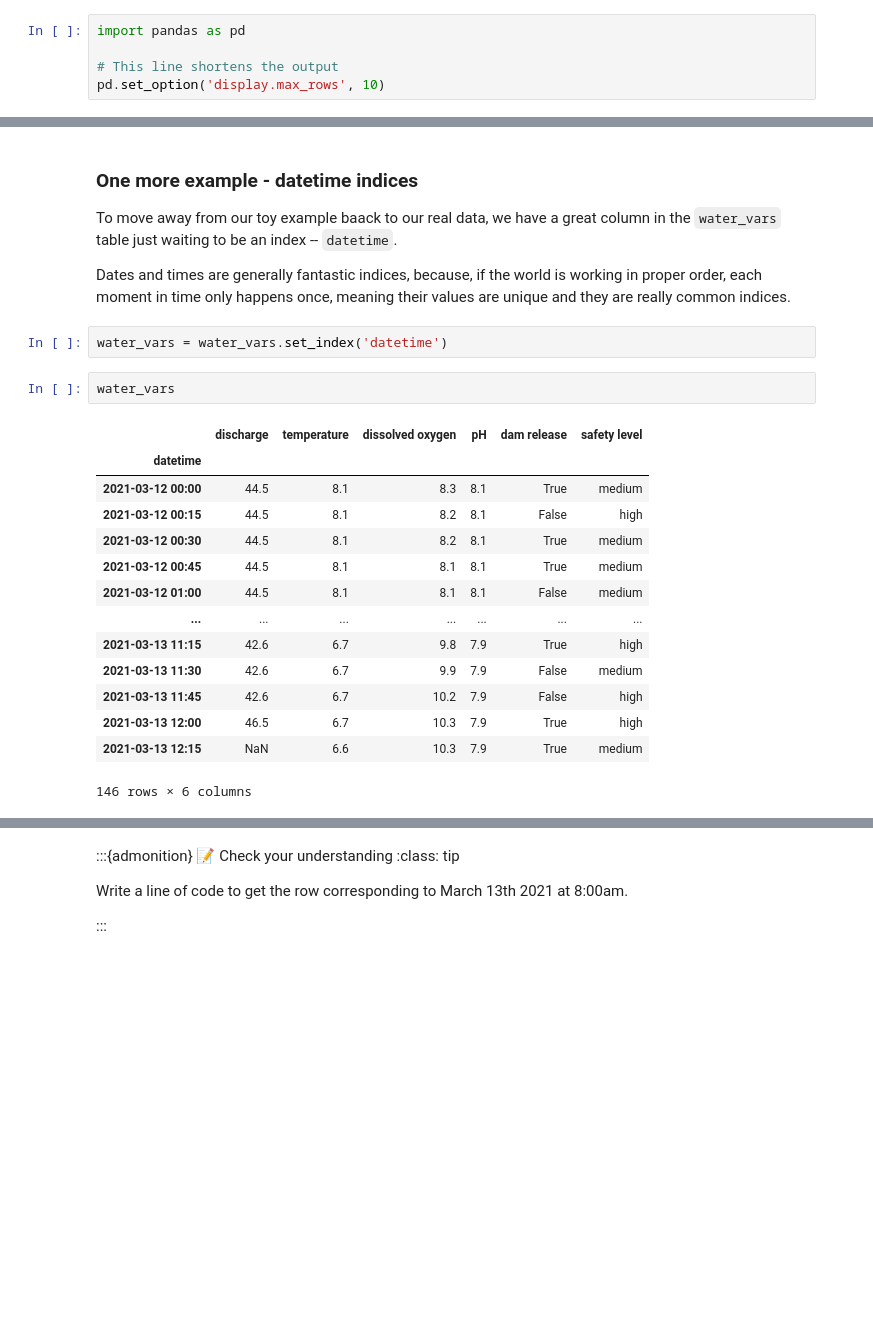
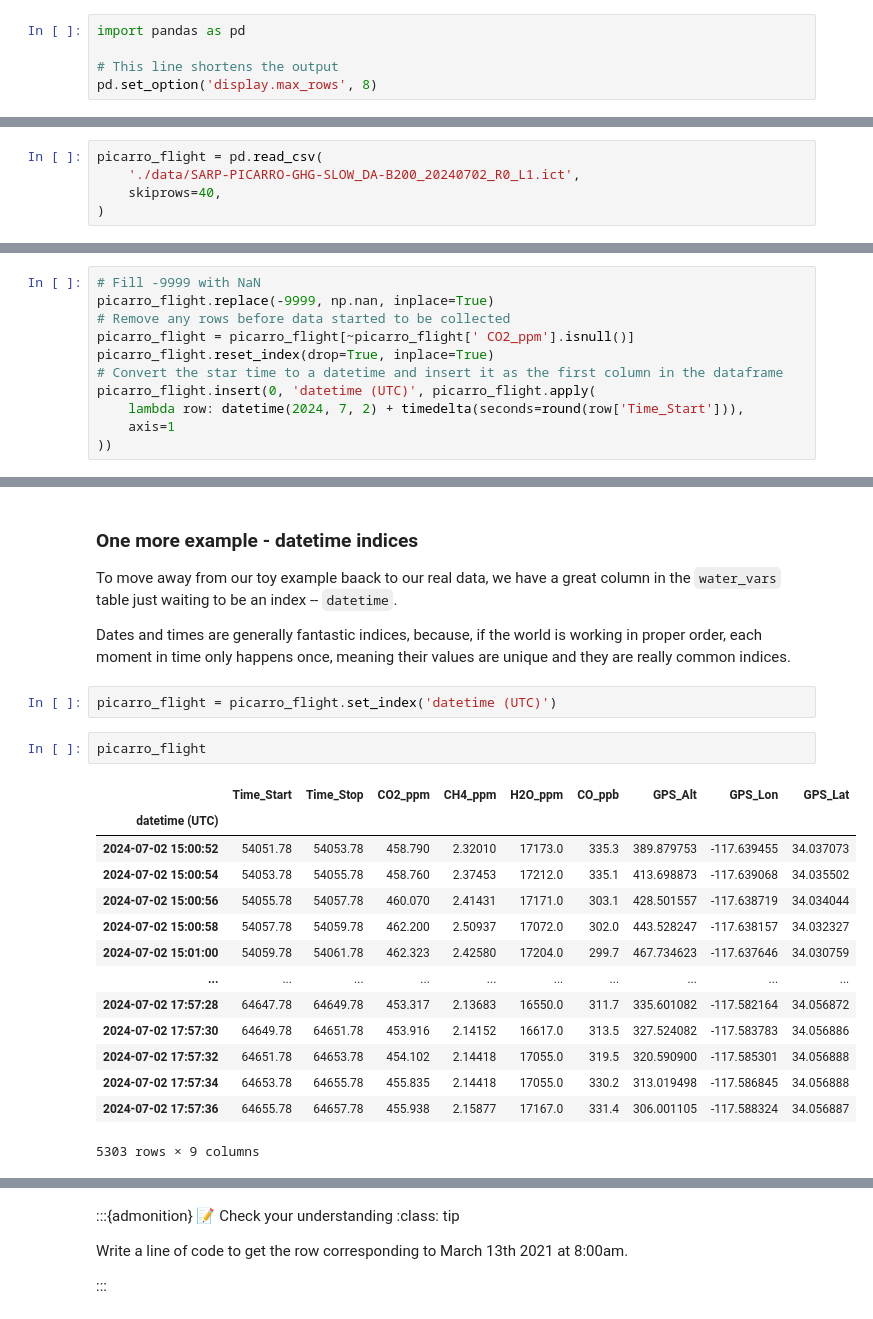
Before and after one commit to NASA-SARP/sarp_lessons, a Jupyter notebook: sarp_lessons/1_python_progression/2-tabular_data/2-2_filtering_groupby.ipynb, the cells around one changed output, grey strips where cells are left out. Saved outputs shown, nothing was run; the diff lists cells and outputs as text; blank space fills up the shorter version.

```diff
--- a/sarp_lessons/1_python_progression/2-tabular_data/2-2_filtering_groupby.ipynb
+++ b/sarp_lessons/1_python_progression/2-tabular_data/2-2_filtering_groupby.ipynb
@@ -21,4 +23,4 @@ We'll be using the same USGS water dataset as lesson 3.  Here we read and pre-pr
 import pandas as pd
 
 # This line shortens the output
-pd.set_option('display.max_rows', 10)
+pd.set_option('display.max_rows', 8)
@@ -62,0 +64,5 @@ water_vars
+# %%
+picarro_flight = pd.read_csv(
+    './data/SARP-PICARRO-GHG-SLOW_DA-B200_20240702_R0_L1.ict',
+    skiprows=40,
+)
@@ -62,0 +104,11 @@ water_vars
+# %%
+# Fill -9999 with NaN
+picarro_flight.replace(-9999, np.nan, inplace=True)
+# Remove any rows before data started to be collected
+picarro_flight = picarro_flight[~picarro_flight[' CO2_ppm'].isnull()]
+picarro_flight.reset_index(drop=True, inplace=True)
+# Convert the star time to a datetime and insert it as the first column in the dataframe
+picarro_flight.insert(0, 'datetime (UTC)', picarro_flight.apply(
+    lambda row: datetime(2024, 7, 2) + timedelta(seconds=round(row['Time_Start'])),
+    axis=1
+))
@@ -292,22 +414,22 @@ To move away from our toy example baack to our real data, we have a great column
 
 Dates and times are generally fantastic indices, because, if the world is working in proper order, each moment in time only happens once, meaning their values are unique and they are really common indices.
 # %%
-water_vars = water_vars.set_index('datetime')
+picarro_flight = picarro_flight.set_index('datetime (UTC)')
 # %%
-water_vars
+picarro_flight
 # %% [output]
-|  | discharge | temperature | dissolved oxygen | pH | dam release | safety level |
-| datetime |  |  |  |  |  |  |
-| 2021-03-12 00:00 | 44.5 | 8.1 | 8.3 | 8.1 | True | medium |
-| 2021-03-12 00:15 | 44.5 | 8.1 | 8.2 | 8.1 | False | high |
-| 2021-03-12 00:30 | 44.5 | 8.1 | 8.2 | 8.1 | True | medium |
-| 2021-03-12 00:45 | 44.5 | 8.1 | 8.1 | 8.1 | True | medium |
-| 2021-03-12 01:00 | 44.5 | 8.1 | 8.1 | 8.1 | False | medium |
-| ... | ... | ... | ... | ... | ... | ... |
-| 2021-03-13 11:15 | 42.6 | 6.7 | 9.8 | 7.9 | True | high |
-| 2021-03-13 11:30 | 42.6 | 6.7 | 9.9 | 7.9 | False | medium |
-| 2021-03-13 11:45 | 42.6 | 6.7 | 10.2 | 7.9 | False | high |
-| 2021-03-13 12:00 | 46.5 | 6.7 | 10.3 | 7.9 | True | high |
-| 2021-03-13 12:15 | NaN | 6.6 | 10.3 | 7.9 | True | medium |
+|  | Time_Start | Time_Stop | CO2_ppm | CH4_ppm | H2O_ppm | CO_ppb | GPS_Alt | GPS_Lon | GPS_Lat |
+| datetime (UTC) |  |  |  |  |  |  |  |  |  |
+| 2024-07-02 15:00:52 | 54051.78 | 54053.78 | 458.790 | 2.32010 | 17173.0 | 335.3 | 389.879753 | -117.639455 | 34.037073 |
+| 2024-07-02 15:00:54 | 54053.78 | 54055.78 | 458.760 | 2.37453 | 17212.0 | 335.1 | 413.698873 | -117.639068 | 34.035502 |
+| 2024-07-02 15:00:56 | 54055.78 | 54057.78 | 460.070 | 2.41431 | 17171.0 | 303.1 | 428.501557 | -117.638719 | 34.034044 |
+| 2024-07-02 15:00:58 | 54057.78 | 54059.78 | 462.200 | 2.50937 | 17072.0 | 302.0 | 443.528247 | -117.638157 | 34.032327 |
+| 2024-07-02 15:01:00 | 54059.78 | 54061.78 | 462.323 | 2.42580 | 17204.0 | 299.7 | 467.734623 | -117.637646 | 34.030759 |
+| ... | ... | ... | ... | ... | ... | ... | ... | ... | ... |
+| 2024-07-02 17:57:28 | 64647.78 | 64649.78 | 453.317 | 2.13683 | 16550.0 | 311.7 | 335.601082 | -117.582164 | 34.056872 |
+| 2024-07-02 17:57:30 | 64649.78 | 64651.78 | 453.916 | 2.14152 | 16617.0 | 313.5 | 327.524082 | -117.583783 | 34.056886 |
+| 2024-07-02 17:57:32 | 64651.78 | 64653.78 | 454.102 | 2.14418 | 17055.0 | 319.5 | 320.590900 | -117.585301 | 34.056888 |
+| 2024-07-02 17:57:34 | 64653.78 | 64655.78 | 455.835 | 2.14418 | 17055.0 | 330.2 | 313.019498 | -117.586845 | 34.056888 |
+| 2024-07-02 17:57:36 | 64655.78 | 64657.78 | 455.938 | 2.15877 | 17167.0 | 331.4 | 306.001105 | -117.588324 | 34.056887 |
-146 rows × 6 columns
+5303 rows × 9 columns
 # %%
```
Also changed, not shown: parts of 64 cells of this notebook, 34 other files.
